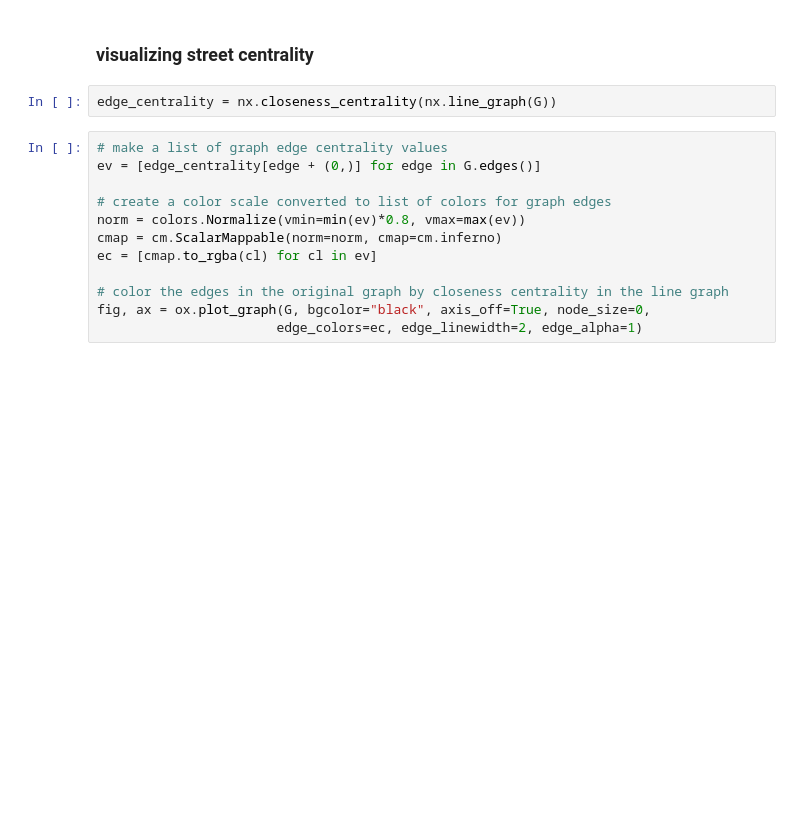
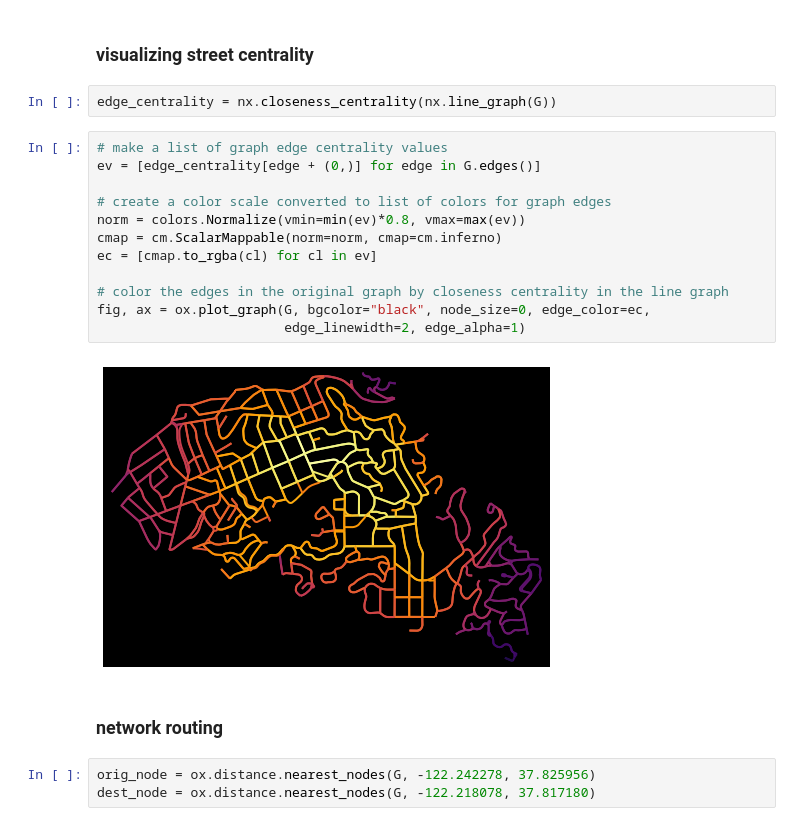
Before and after one commit to Joe-Degs/AutoGIS, a Jupyter notebook: test-thesis/paper-trail.ipynb, the cells around one changed output. Saved outputs shown, nothing was run; the diff lists cells and outputs as text; blank space fills up the shorter version.

```diff
--- a/test-thesis/paper-trail.ipynb
+++ b/test-thesis/paper-trail.ipynb
@@ -35,12 +76,19 @@ edge_centrality = nx.closeness_centrality(nx.line_graph(G))
 # %%
 # make a list of graph edge centrality values
 ev = [edge_centrality[edge + (0,)] for edge in G.edges()]
 
 # create a color scale converted to list of colors for graph edges
 norm = colors.Normalize(vmin=min(ev)*0.8, vmax=max(ev))
 cmap = cm.ScalarMappable(norm=norm, cmap=cm.inferno)
 ec = [cmap.to_rgba(cl) for cl in ev]
 
 # color the edges in the original graph by closeness centrality in the line graph
-fig, ax = ox.plot_graph(G, bgcolor="black", axis_off=True, node_size=0,
-                       edge_colors=ec, edge_linewidth=2, edge_alpha=1)
+fig, ax = ox.plot_graph(G, bgcolor="black", node_size=0, edge_color=ec,
+                        edge_linewidth=2, edge_alpha=1)
+# %% [output]
+[figure, added]
+# %% [markdown]
+### network routing
+# %%
+orig_node = ox.distance.nearest_nodes(G, -122.242278, 37.825956)
+dest_node = ox.distance.nearest_nodes(G, -122.218078, 37.817180)
```
Also changed, not shown: parts of 6 cells of this notebook, 2 other files.
